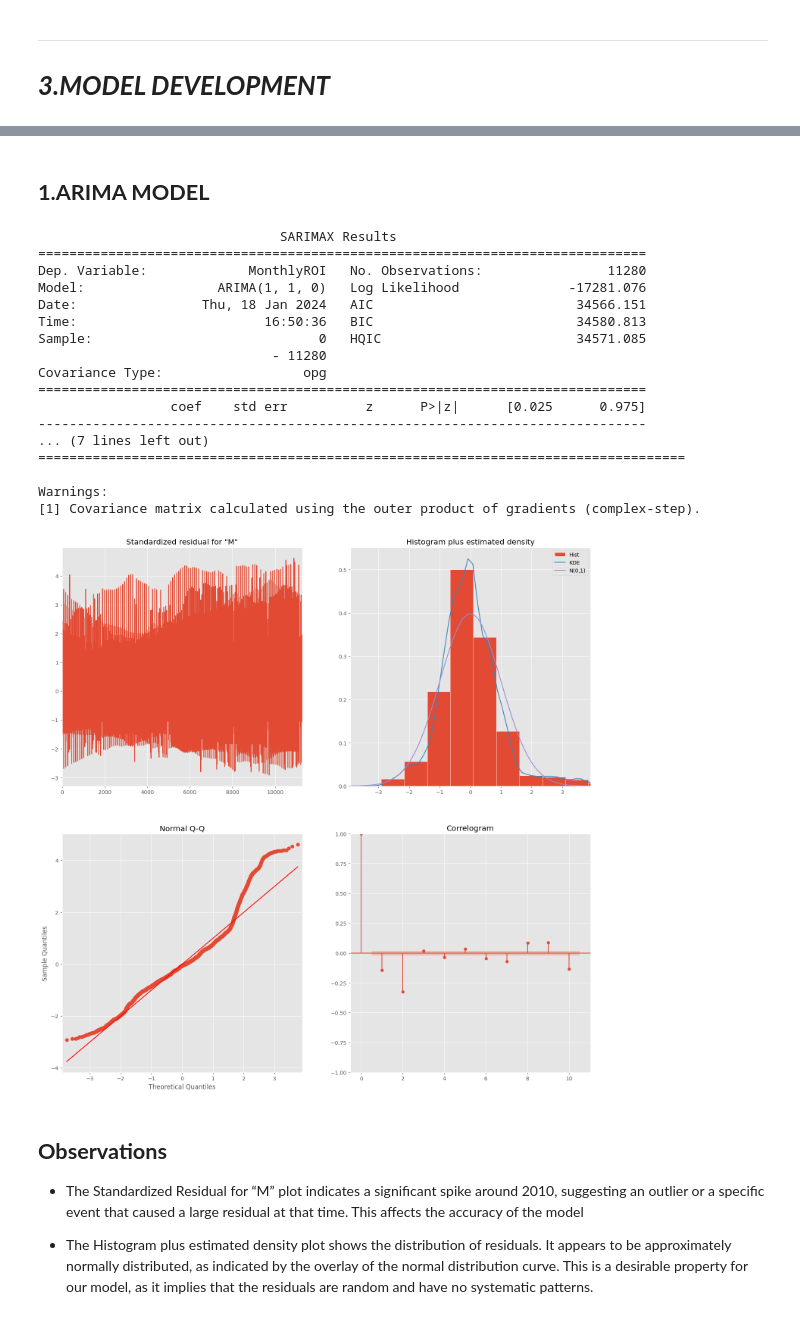
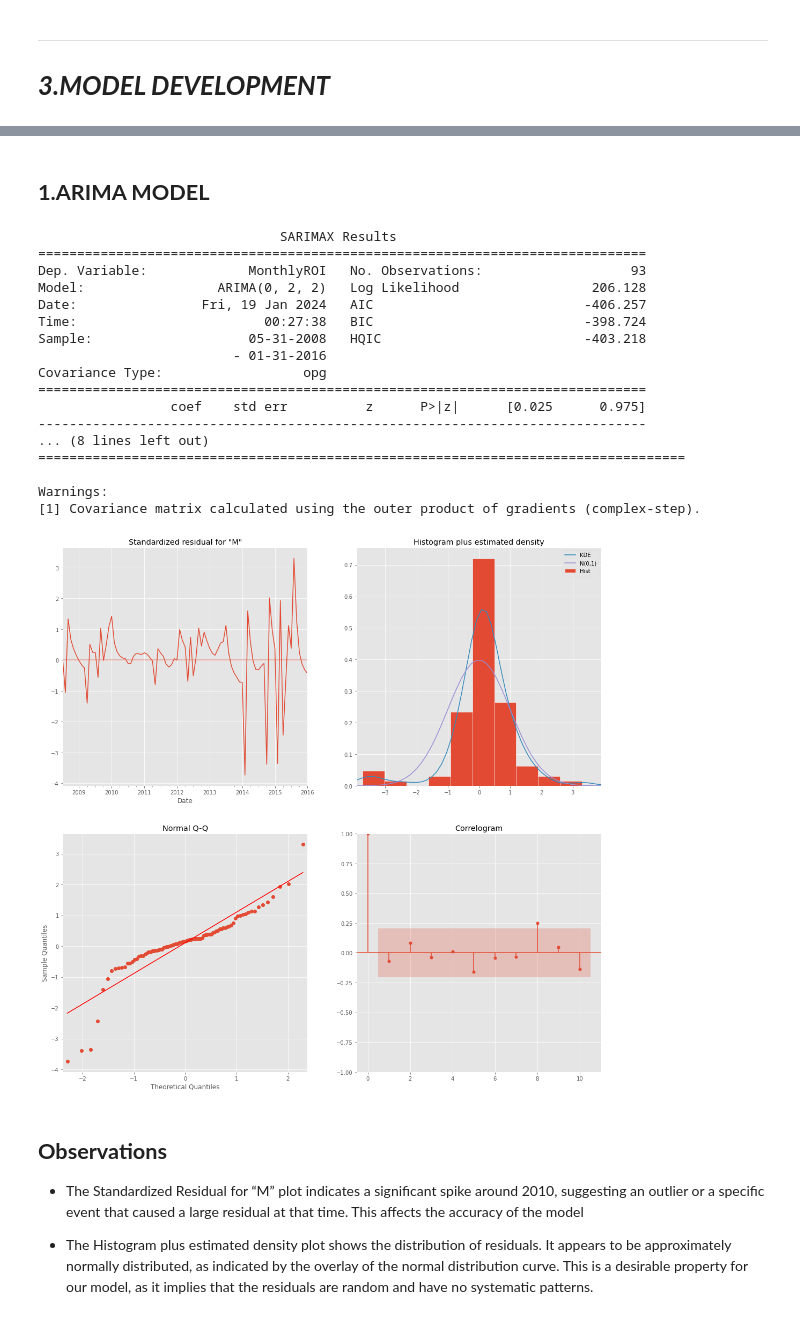
Before and after one commit to MWENDA1999/Predictive-Modeling-Time-Series-Forecasting-G9DSF-FT06-P4, a Jupyter notebook: notebook.ipynb, the cells around one changed output, grey strips where cells are left out. Drawn from its saved outputs; the diff is of its cells as text; code cells hidden in the pictures.

Commit message:
Modelling and Pickling

```diff
--- a/notebook.ipynb
+++ b/notebook.ipynb
@@ -755,3 +761,6 @@ modeling_data = zipcode
+# %%
+modeling_data = zipcode
+modeling_data = modeling_data.resample('M').mean()
 # %%
 from statsmodels.graphics.tsaplots import plot_acf, plot_pacf
 
@@ -822,5 +825,7 @@ SARIMAX Results
 Warnings:
 [1] Covariance matrix calculated using the outer product of gradients (complex-step).
+# %% [markdown]
+## **1.ARIMA MODEL**
 # %%
 # Define the split year
 split_year = '2016-01'
@@ -828,42 +833,42 @@ split_year = '2016-01'
 # Split the data into training and testing sets
 train_data = modeling_data[:split_year]
 test_data = modeling_data[split_year:]
-# %% [markdown]
-## **1.ARIMA MODEL**
 # %%
 import statsmodels.api as sm
 from statsmodels.tsa.arima.model import ARIMA
 
 # Fit the ARIMA model
-ARIMAmodel = ARIMA(modeling_data, order=(1, 1, 0))
+
+
+ARIMAmodel = ARIMA(train_data, order=(0, 2, 2))
 
 ARIMAmodel_fit = ARIMAmodel.fit()
 
 # Summary of the model
 print(ARIMAmodel_fit.summary())
 
 # Plot diagnostics
 ARIMAmodel_fit.plot_diagnostics(figsize=(18,18))
 plt.show()
 # %% [output]
                                SARIMAX Results
 ==============================================================================
-Dep. Variable:             MonthlyROI   No. Observations:                11280
-Model:                 ARIMA(1, 1, 0)   Log Likelihood              -17281.076
-Date:                Thu, 18 Jan 2024   AIC                          34566.151
-Time:                        16:50:36   BIC                          34580.813
-Sample:                             0   HQIC                         34571.085
-                              - 11280
+Dep. Variable:             MonthlyROI   No. Observations:                   93
+Model:                 ARIMA(0, 2, 2)   Log Likelihood                 206.128
+Date:                Fri, 19 Jan 2024   AIC                           -406.257
+Time:                        00:27:38   BIC                           -398.724
+Sample:                    05-31-2008   HQIC                          -403.218
+                         - 01-31-2016
 Covariance Type:                  opg
 ==============================================================================
                  coef    std err          z      P>|z|      [0.025      0.975]
 ------------------------------------------------------------------------------
-... (7 lines left out)
+... (8 lines left out)
 ===================================================================================
 
 Warnings:
 [1] Covariance matrix calculated using the outer product of gradients (complex-step).
-[figure, old version]
+[figure, new version]
 # %% [markdown]
 ## **Observations**
 
```
Also changed, not shown: parts of 38 cells of this notebook, 1 other file.
